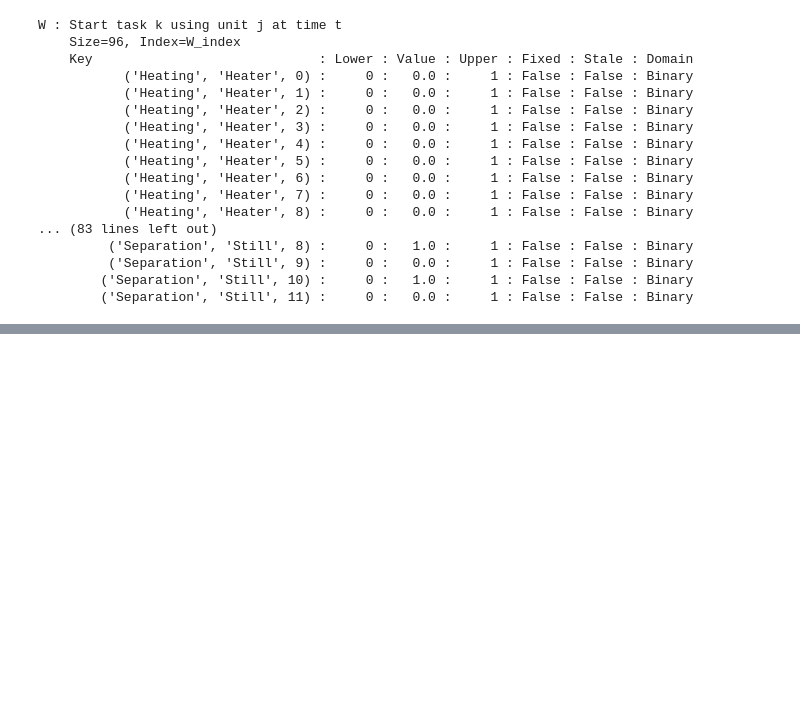
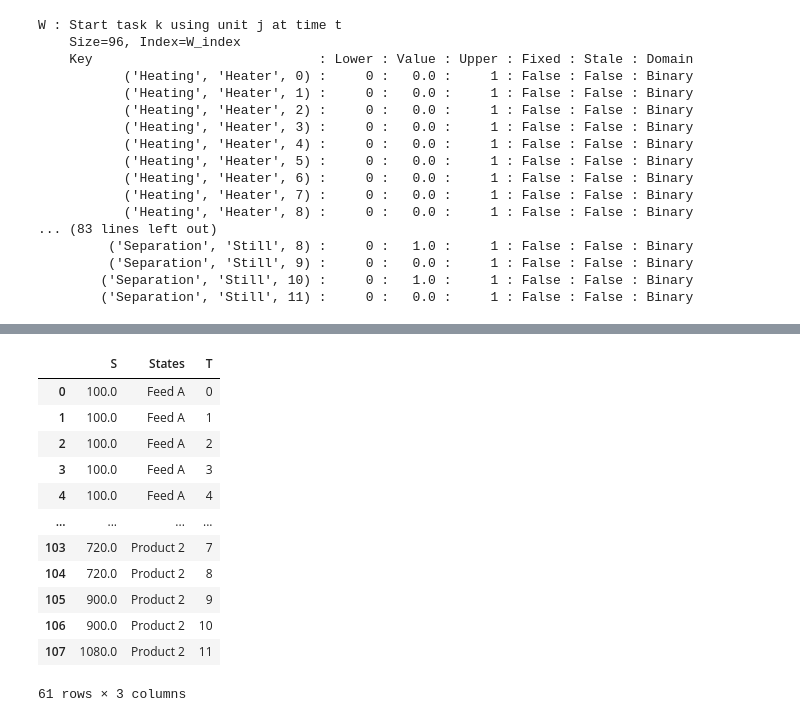
Before and after one commit to MGuo-Lab/LCA, a Jupyter notebook: notebooks/KCS.ipynb, the cells around one changed output, grey strips where cells are left out. Saved outputs shown, nothing was run; the diff lists cells and outputs as text; code cells hidden in the pictures; blank space fills up the shorter version.

```diff
--- a/notebooks/KCS.ipynb
+++ b/notebooks/KCS.ipynb
@@ -548,0 +570,16 @@ mo.get_onset_names(model.B)
+# %%
+mo.get_entity(model.S, non_zero=True)
+# %% [output]
+|  | S | States | T |
+| 0 | 100.0 | Feed A | 0 |
+| 1 | 100.0 | Feed A | 1 |
+| 2 | 100.0 | Feed A | 2 |
+| 3 | 100.0 | Feed A | 3 |
+| 4 | 100.0 | Feed A | 4 |
+| ... | ... | ... | ... |
+| 103 | 720.0 | Product 2 | 7 |
+| 104 | 720.0 | Product 2 | 8 |
+| 105 | 900.0 | Product 2 | 9 |
+| 106 | 900.0 | Product 2 | 10 |
+| 107 | 1080.0 | Product 2 | 11 |
+61 rows × 3 columns
```
Also changed, not shown: parts of 2 cells of this notebook, 2 other files.
